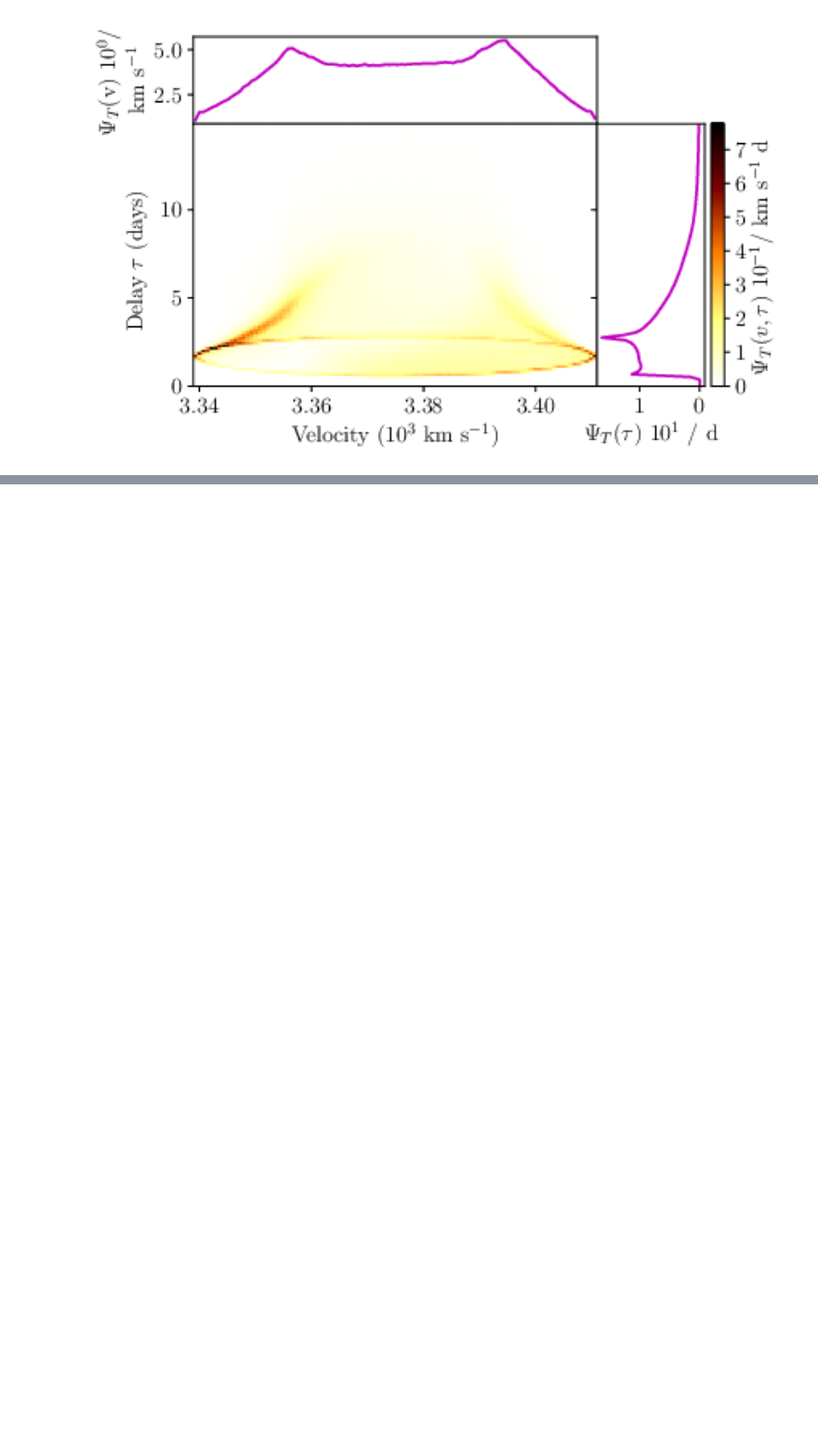
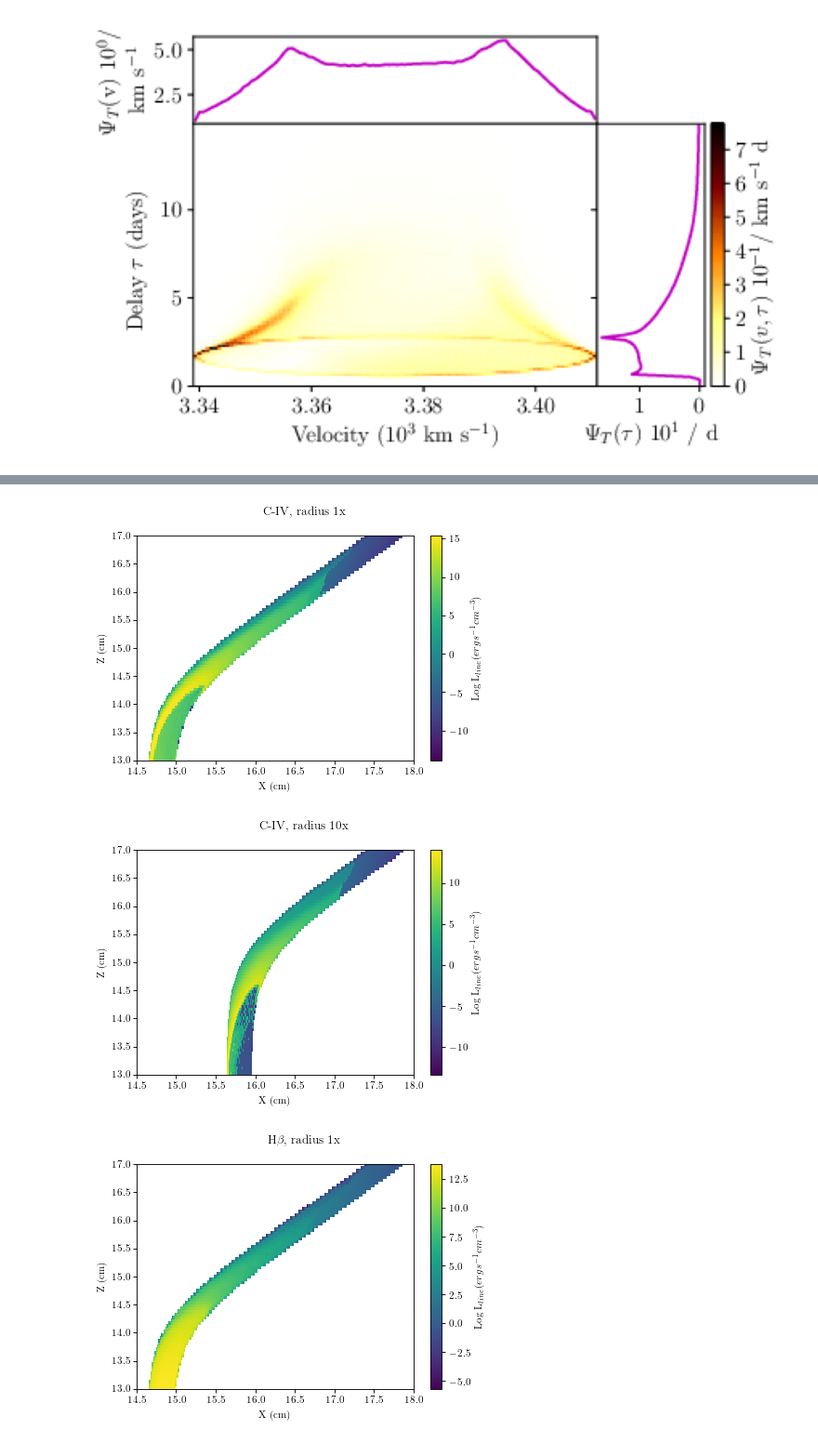
Before and after one commit to smangham/paper_cloudy, a Jupyter notebook: initial_analysis.ipynb, the cells around one changed output, grey strips where cells are left out. Shown: that part at 93% size. Saved outputs shown, nothing was run; the diff lists cells and outputs as text; code cells hidden in the pictures; blank space fills up the shorter version.

```diff
--- a/initial_analysis.ipynb
+++ b/initial_analysis.ipynb
@@ -263,3 +269,28 @@ Updating our EF delay plot, we get a C-IV delay that looks good too. It suggests
 I'm now doing runs to get the RF delays. As we can see from the plot, we'd expect the RF delays to be longer than the EF delays for C-IV... unfortunately, the breathing BLR effect may result in things going the **other** way for Hb, and it's already a bit marginal. I'll try and plot the Hb emissivity cross-section of the wind to see if we're going to get the same effect.
 
 Currently, what's needed are some nice broad NGC5548 spectra to compare to. I'm playing around with the http://www.astronomy.ohio-state.edu/~agnwatch/n5548/ ones as they're easy to get to but should probably hunt down a paper with some more modern ones in.
+# %%
+def load_grid(filename):
+    return [np.loadtxt(filename+'grid_x.txt'),
+            np.loadtxt(filename+'grid_z.txt')]
+
+x_r01, z_r01 = load_grid('r01/')
+x_r10, z_r10 = load_grid('r10/')
+
+table_line_hb_r01 = Table.read('r01/l100.lineH1.4-2.dat', format='ascii')
+table_line_hb_r10 = Table.read('r10/l100.lineH1.4-2.dat', format='ascii')
+table_line_c4_r01 = Table.read('r01/l100.lineC4.dat', format='ascii')
+table_line_c4_r10 = Table.read('r10/l100.lineC4.dat', format='ascii')
+
+# x_old, z_old = load_grid('wind_')
+# c4_old = Table.read('sey_100.lineC4.dat', format='ascii')
+# plot_dat(c4_old, x_old, z_old, r'C-IV OLD', r'Log L_{line} (erg s^{-1} cm^{-3})')
+
+plot_dat(table_line_c4_r01, x_r01, z_r01, r'C-IV, radius 1x', r'Log L_{line} (erg s^{-1} cm^{-3})')
+plot_dat(table_line_c4_r10, x_r10, z_r10, r'C-IV, radius 10x', r'Log L_{line} (erg s^{-1} cm^{-3})')
+plot_dat(table_line_hb_r01, x_r01, z_r01, r'H$\beta$, radius 1x', r'Log L_{line} (erg s^{-1} cm^{-3})')
+plot_dat(table_line_hb_r10, x_r10, z_r10, r'H$\beta$, radius 10x', r'Log L_{line} (erg s^{-1} cm^{-3})')
+# %% [output]
+[figure, added]
+[figure, added]
+[figure, added]
```
Also changed, not shown: parts of 20 cells of this notebook, 29 other files.
